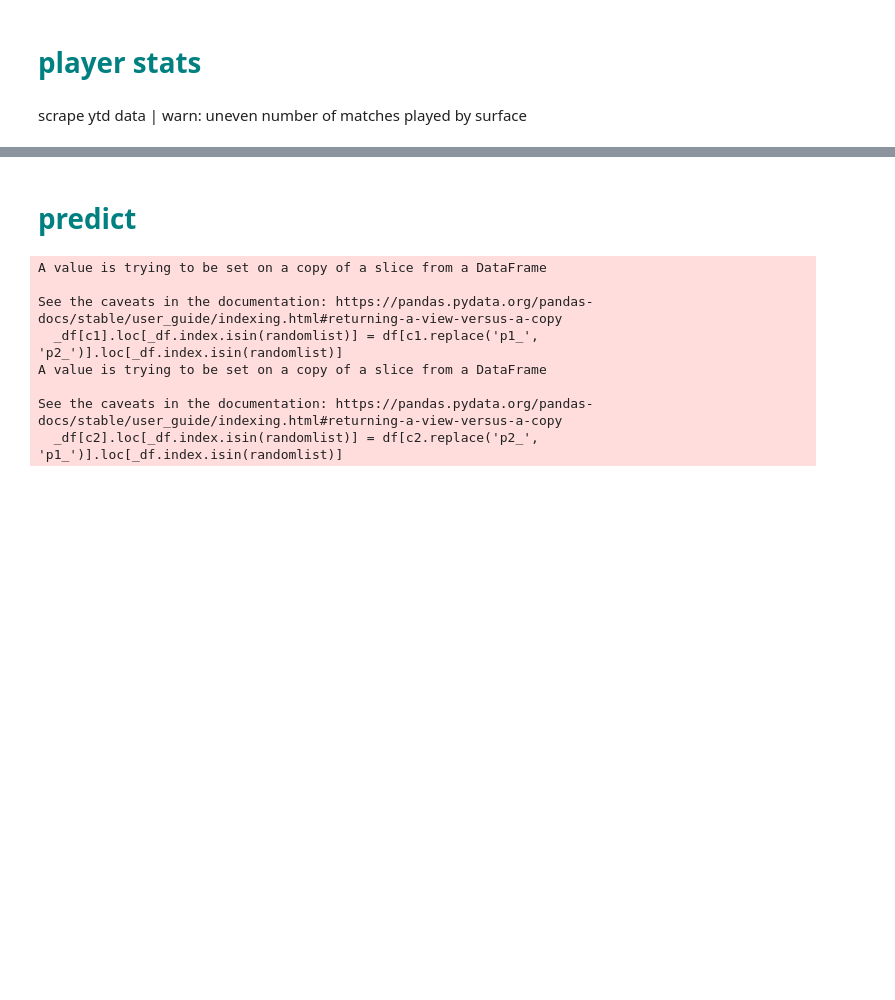
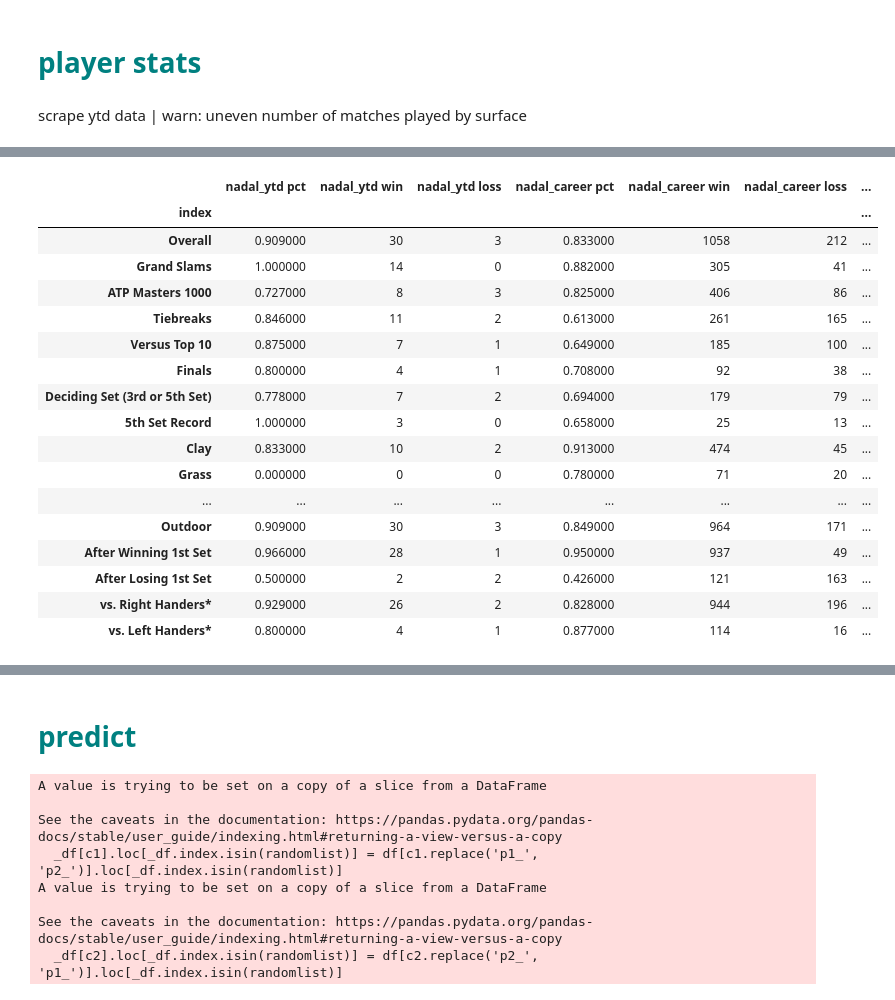
Before and after one commit to sandsmichael/bet, a Jupyter notebook: tennis.ipynb, the cells around one changed output, grey strips where cells are left out. Drawn from its saved outputs; the diff is of its cells as text; code cells hidden in the pictures; blank space fills up the shorter version.

```diff
--- a/tennis.ipynb
+++ b/tennis.ipynb
@@ -75,0 +73,29 @@ m.build_activity_frame()
+# %%
+base_strs = ['_ytd pct', '_career pct']
+p1_color_cols = [m.p1_lname + x for x in base_strs]
+p2_color_cols = [m.p2_lname + x for x in base_strs]
+# %%
+x = m.build_win_loss_frame()
+# %%
+def highlight_col_labels(s):
+    pass
+x.style.background_gradient(subset = p1_color_cols+p2_color_cols, cmap='RdYlGn', axis=0)
+# %% [output]
+|  | nadal_ytd pct | nadal_ytd win | nadal_ytd loss | nadal_career pct | nadal_career win | nadal_career loss | ... |
+| index |  |  |  |  |  |  | ... |
+| Overall | 0.909000 | 30 | 3 | 0.833000 | 1058 | 212 | ... |
+| Grand Slams | 1.000000 | 14 | 0 | 0.882000 | 305 | 41 | ... |
+| ATP Masters 1000 | 0.727000 | 8 | 3 | 0.825000 | 406 | 86 | ... |
+| Tiebreaks | 0.846000 | 11 | 2 | 0.613000 | 261 | 165 | ... |
+| Versus Top 10 | 0.875000 | 7 | 1 | 0.649000 | 185 | 100 | ... |
+| Finals | 0.800000 | 4 | 1 | 0.708000 | 92 | 38 | ... |
+| Deciding Set (3rd or 5th Set) | 0.778000 | 7 | 2 | 0.694000 | 179 | 79 | ... |
+| 5th Set Record | 1.000000 | 3 | 0 | 0.658000 | 25 | 13 | ... |
+| Clay | 0.833000 | 10 | 2 | 0.913000 | 474 | 45 | ... |
+| Grass | 0.000000 | 0 | 0 | 0.780000 | 71 | 20 | ... |
+| ... | ... | ... | ... | ... | ... | ... | ... |
+| Outdoor | 0.909000 | 30 | 3 | 0.849000 | 964 | 171 | ... |
+| After Winning 1st Set | 0.966000 | 28 | 1 | 0.950000 | 937 | 49 | ... |
+| After Losing 1st Set | 0.500000 | 2 | 2 | 0.426000 | 121 | 163 | ... |
+| vs. Right Handers* | 0.929000 | 26 | 2 | 0.828000 | 944 | 196 | ... |
+| vs. Left Handers* | 0.800000 | 4 | 1 | 0.877000 | 114 | 16 | ... |
```
Also changed, not shown: parts of 17 cells of this notebook, 4 other files.
